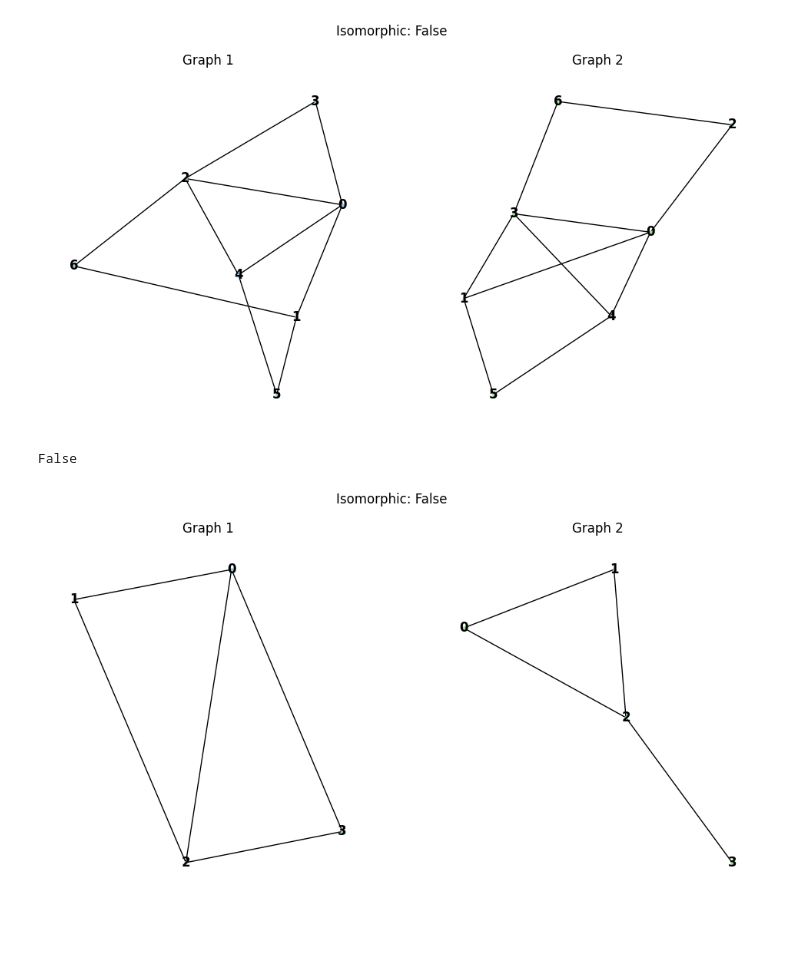
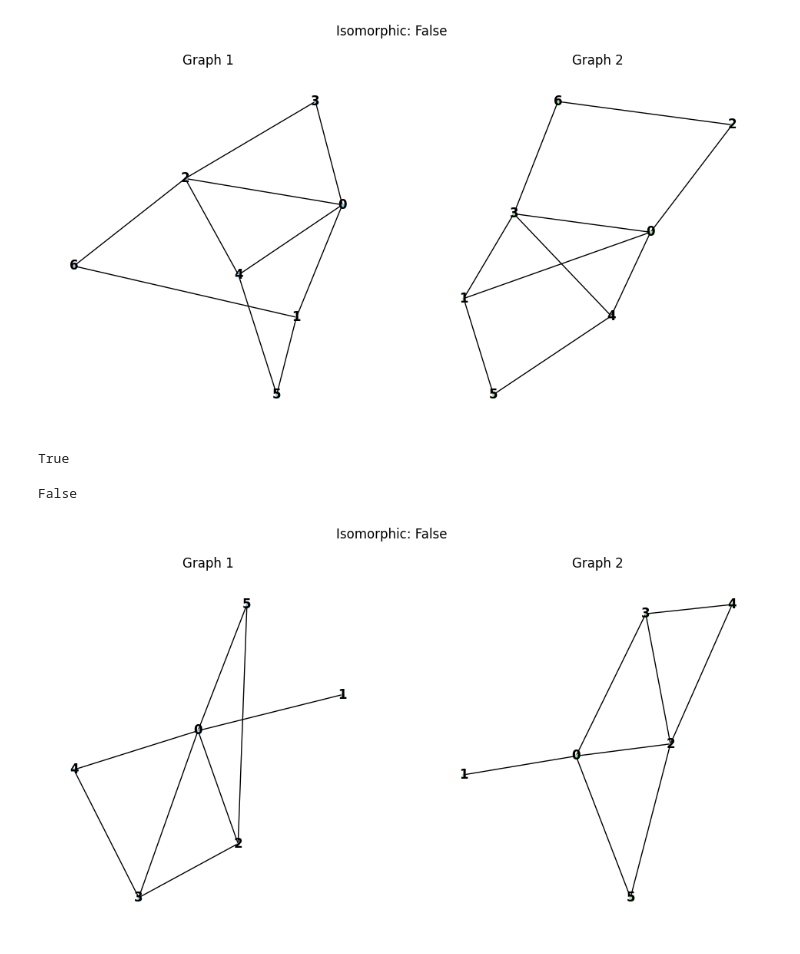
Before and after one commit to cthulhu369/ML-NYU, a Jupyter notebook: graph_iso/box2.ipynb, the cells around one changed output. Cells and saved outputs as stored; diff of their text form; code cells hidden in the pictures.

Commit message:
check bottom... small graph generation done

```diff
--- a/graph_iso/box2.ipynb
+++ b/graph_iso/box2.ipynb
@@ -8,10 +8,10 @@ import random
 def generate_non_isomorphic_graph_pair(base_graph, num_nodes):
     # Generate a non-isomorphic graph with the same number of nodes
     non_iso_graph = nx.gnp_random_graph(num_nodes, 0.5)
-    while nx.is_isomorphic(base_graph, non_iso_graph):
+    while nx.is_isomorphic(base_graph, non_iso_graph) or nx.is_connected(non_iso_graph) == False:
         non_iso_graph = nx.gnp_random_graph(num_nodes, 0.5)
 
-    return non_iso_graph
+    return base_graph, non_iso_graph
 # %%
 # Function to generate a graph pair
 def generate_graph_pair(num_nodes, is_isomorphic):
@@ -285,8 +287,10 @@ def generate_graph_pair(num_nodes, is_isomorphic, num_edges_to_attach=2):
     # For small graphs and non-isomorphic pairs, use the special handling
     if num_nodes in [3, 4, 5] and not is_isomorphic:
         # base_graph = generate_connected_graph(num_nodes, 0.5)
-        base_graph = generate_connected_graph(num_nodes, 0.5)
-        return base_graph, generate_non_isomorphic_graph_pair(base_graph, num_nodes)
+        base_graph = nx.gnp_random_graph(num_nodes, 0.5)
+        while nx.is_connected(base_graph) == False:
+            base_graph = nx.gnp_random_graph(num_nodes, 0.5)
+        return generate_non_isomorphic_graph_pair(base_graph, num_nodes)
 
     # For larger graphs or isomorphic pairs, use the Barabási-Albert model
     base_graph = generate_connected_graph_BA(num_nodes, num_edges_to_attach)
@@ -296,18 +300,22 @@ def generate_graph_pair(num_nodes, is_isomorphic, num_edges_to_attach=2):
         random.shuffle(perm)
         other_graph = nx.relabel_nodes(base_graph, {i: perm[i] for i in range(num_nodes)})
     else:
-        other_graph = generate_connected_graph(num_nodes, num_edges_to_attach)
+        other_graph = generate_connected_graph_BA(num_nodes, num_edges_to_attach)
 
     return base_graph, other_graph
+# %%
+nx.is_connected(graph2)
+# %% [output]
+True
 # %%
 # Generate an example pair of graphs
 is_isomorphic = False
-example_pair = generate_graph_pair(4, is_isomorphic)  # Change to False to generate non-isomorphic pair
+example_pair = generate_graph_pair(6, is_isomorphic)  # Change to False to generate non-isomorphic pair
 graph1, graph2 = example_pair
 print(nx.is_isomorphic(graph1, graph2))
 
 # Visualize the generated graphs
 visualize_graph_pair(graph1, graph2, is_isomorphic)
 # %% [output]
 False
-[figure, old version]
+[figure, new version]
```
Also changed, not shown: parts of 1 cell of this notebook.
